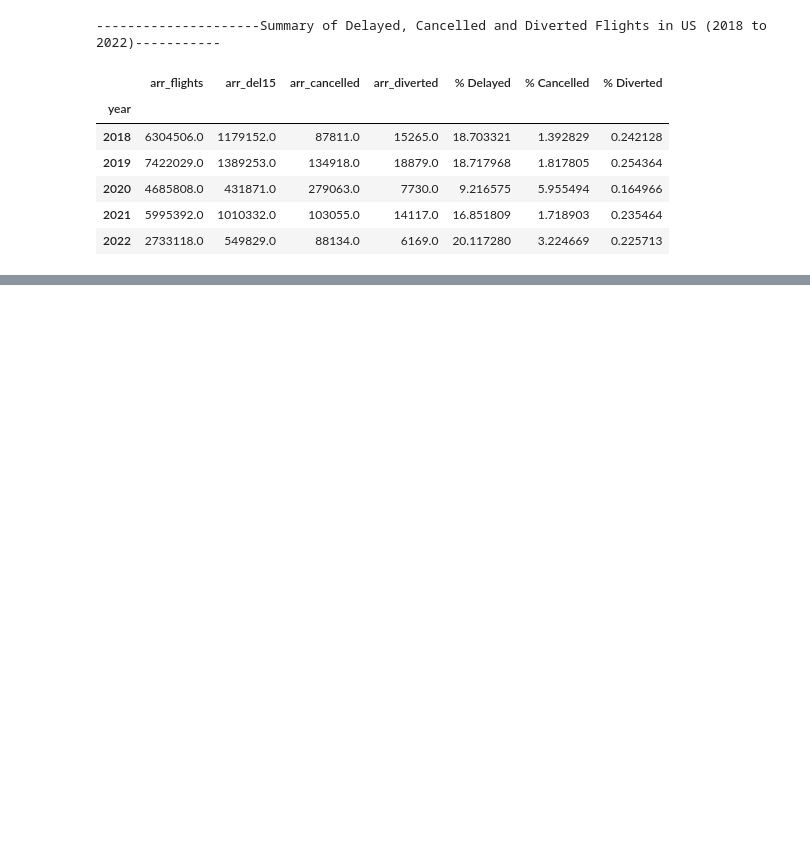
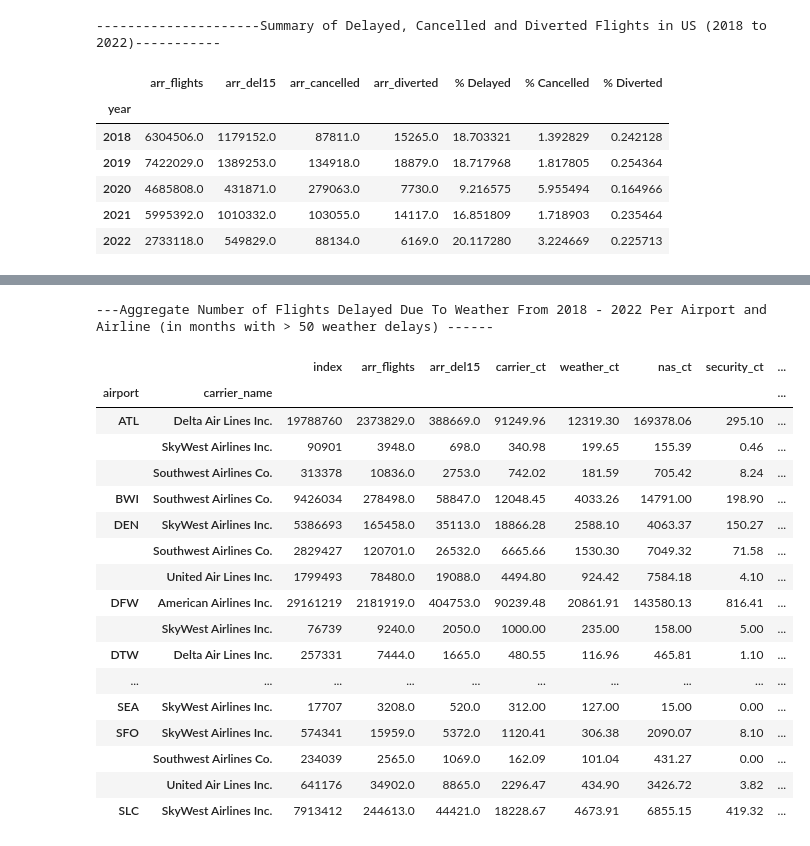
Before and after one commit to Tawn-Scotton/Team_3_Project_1, a Jupyter notebook: ProjectAirlineDelay_Updated.ipynb, the cells around one changed output, grey strips where cells are left out. Saved outputs shown, nothing was run; the diff lists cells and outputs as text; code cells hidden in the pictures; blank space fills up the shorter version.

Commit message:
updated airport code

```diff
--- a/ProjectAirlineDelay_Updated.ipynb
+++ b/ProjectAirlineDelay_Updated.ipynb
@@ -266,34 +381,54 @@ pd.DataFrame(df4_AirportDelay.groupby(["carrier_name","year"]).sum())
 #Show the total number of flights delayed per airport for the 5 airlines.
 #airline, then airport
 #df3_AirlineDelay_refined
 #pd.DataFrame(df3_AirlineDelay_refined.groupby(["airport","carrier_name"]).sum())
 # df3_AirlineDelay_refined
 #df4_AirportDelay
 #= df3_AirlineDelay_refined[["year","carrier_name","arr_flights","arr_del15","carrier_ct","weather_ct","nas_ct","security_ct","late_aircraft_ct" ]]
 df3_AirlineDelay_refined = df2_AirlineDelay_refined[["carrier_name","airport", "arr_flights", "arr_del15", "carrier_ct", "weather_ct", "nas_ct", "security_ct","late_aircraft_ct", "arr_cancelled", "arr_diverted"]]
 #df3_AirlineDelay_refined
 df4_AirportDelay_refined = df3_AirlineDelay_refined[
                                              df3_AirlineDelay_refined["airport"].isin([
-                                                                                     'PHL','EWR','LGA','IAD','ORD','MSP','DTW','DEN','SLC','LAX','SFO','SEA','ATL','CTL','BWI','MIA','DFW','IAH'
+                                                                                     'PHL','EWR','LGA','IAD','ORD','MSP','DTW','DEN','SLC','LAX','SFO','SEA','ATL','CLT','BWI','MIA','DFW','IAH'
 
                                                                                       ])
                                                   ]
 df5_AirportDelay_refined = df4_AirportDelay_refined.reset_index(inplace=False)
 # df4_AirlineDelay_refined = df3_AirlineDelay_refined[["carrier_name","airport", "arr_flights", "arr_del15", "carrier_ct", "weather_ct", "nas_ct", "security_ct","late_aircraft_ct", "arr_cancelled", "arr_diverted"]]
 
 df6_AirportDelayGreater50 = df5_AirportDelay_refined[(df5_AirportDelay_refined["weather_ct"] >= 50)]
 df7_AirportDelayGreater50 = pd.DataFrame(df6_AirportDelayGreater50.groupby(["airport","carrier_name"]).sum())
 
 print(f"---Aggregate Number of Flights Delayed Due To Weather From 2018 - 2022 Per Airport and Airline (in months with > 50 weather delays) ------")
 df7_AirportDelayGreater50
 #df7_AirportDelayGreater50 = df6_AirportDelay_refined[(df6_AirportDelay_refined["weather_ct"] >= 50)]
 
 #df3_AirportDelay_refined ["airport"].unique()
 #df5_AirportDelay_refined
 #df7_AirportDelayGreater50["year"].unique()
 #df3_AirlineDelay_refined["year"].unique()
 
 # Table 9
+# %% [output]
+---Aggregate Number of Flights Delayed Due To Weather From 2018 - 2022 Per Airport and Airline (in months with > 50 weather delays) ------
+|  |  | index | arr_flights | arr_del15 | carrier_ct | weather_ct | nas_ct | security_ct | ... |
+| airport | carrier_name |  |  |  |  |  |  |  | ... |
+| ATL | Delta Air Lines Inc. | 19788760 | 2373829.0 | 388669.0 | 91249.96 | 12319.30 | 169378.06 | 295.10 | ... |
+|  | SkyWest Airlines Inc. | 90901 | 3948.0 | 698.0 | 340.98 | 199.65 | 155.39 | 0.46 | ... |
+|  | Southwest Airlines Co. | 313378 | 10836.0 | 2753.0 | 742.02 | 181.59 | 705.42 | 8.24 | ... |
+| BWI | Southwest Airlines Co. | 9426034 | 278498.0 | 58847.0 | 12048.45 | 4033.26 | 14791.00 | 198.90 | ... |
+| DEN | SkyWest Airlines Inc. | 5386693 | 165458.0 | 35113.0 | 18866.28 | 2588.10 | 4063.37 | 150.27 | ... |
+|  | Southwest Airlines Co. | 2829427 | 120701.0 | 26532.0 | 6665.66 | 1530.30 | 7049.32 | 71.58 | ... |
+|  | United Air Lines Inc. | 1799493 | 78480.0 | 19088.0 | 4494.80 | 924.42 | 7584.18 | 4.10 | ... |
+| DFW | American Airlines Inc. | 29161219 | 2181919.0 | 404753.0 | 90239.48 | 20861.91 | 143580.13 | 816.41 | ... |
+|  | SkyWest Airlines Inc. | 76739 | 9240.0 | 2050.0 | 1000.00 | 235.00 | 158.00 | 5.00 | ... |
+| DTW | Delta Air Lines Inc. | 257331 | 7444.0 | 1665.0 | 480.55 | 116.96 | 465.81 | 1.10 | ... |
+| ... | ... | ... | ... | ... | ... | ... | ... | ... | ... |
+| SEA | SkyWest Airlines Inc. | 17707 | 3208.0 | 520.0 | 312.00 | 127.00 | 15.00 | 0.00 | ... |
+| SFO | SkyWest Airlines Inc. | 574341 | 15959.0 | 5372.0 | 1120.41 | 306.38 | 2090.07 | 8.10 | ... |
+|  | Southwest Airlines Co. | 234039 | 2565.0 | 1069.0 | 162.09 | 101.04 | 431.27 | 0.00 | ... |
+|  | United Air Lines Inc. | 641176 | 34902.0 | 8865.0 | 2296.47 | 434.90 | 3426.72 | 3.82 | ... |
+| SLC | SkyWest Airlines Inc. | 7913412 | 244613.0 | 44421.0 | 18228.67 | 4673.91 | 6855.15 | 419.32 | ... |
 # %%
 #df3_AirlineDelay_refined["year"].unique()
 df6_AirportDelay_refined
```
Also changed, not shown: parts of 16 cells of this notebook, 1 other file.
